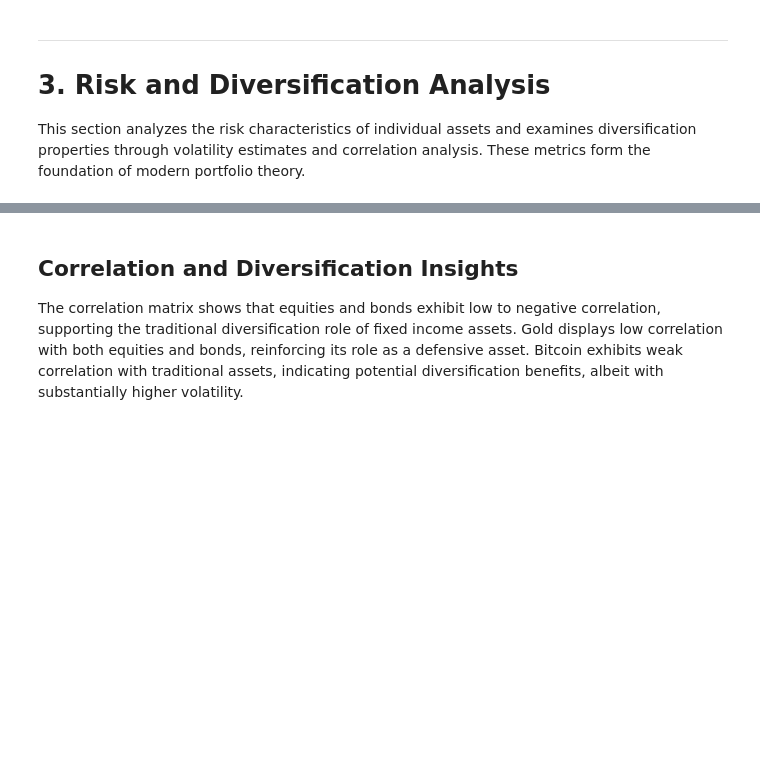
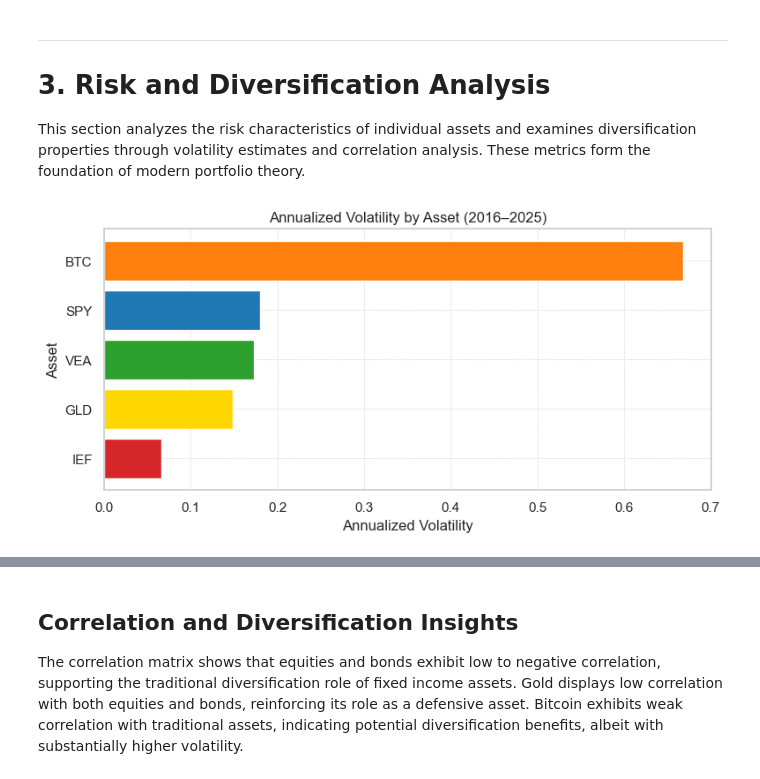
Before and after one commit to z-Saman/portfolio-diversification-project, a Jupyter notebook: notebooks/portfolio_diversification.ipynb, the cells around one changed output, grey strips where cells are left out. Cells and saved outputs as stored; diff of their text form; code cells hidden in the pictures; blank space fills up the shorter version.

```diff
--- a/notebooks/portfolio_diversification.ipynb
+++ b/notebooks/portfolio_diversification.ipynb
@@ -140,30 +168,33 @@ This section analyzes the risk characteristics of individual assets and examines
 # %%
 # computing daily percentage returns for all assets
 returns = prices_aligned.pct_change().dropna()
 
 # saving returns data
 returns.to_csv("../data/returns.csv")
 
 # computing annualized volatility from daily returns
 # 252 trading days is the standard convention
 annual_volatility = returns.std() * np.sqrt(252)
 
 # sorting volatility from lowest to highest for clearer comparison
 vol_sorted = annual_volatility.sort_values()
 
 # visualizing
 plt.figure(figsize=(8, 4))
 plt.barh(
     vol_sorted.index,
     vol_sorted.values,
     color=[color_map[a] for a in vol_sorted.index]
 )
 
 plt.title("Annualized Volatility by Asset (2016–2025)")
 plt.xlabel("Annualized Volatility")
 plt.ylabel("Asset")
+plt.grid(True, linestyle="--", linewidth=0.6, alpha=0.6)
 plt.tight_layout()
 plt.show()
+# %% [output]
+[figure, added]
 # %%
 # computing correlation matrix of daily returns
 correlation_matrix = returns.corr()
```
Also changed, not shown: parts of 15 cells of this notebook, 2 other files.
